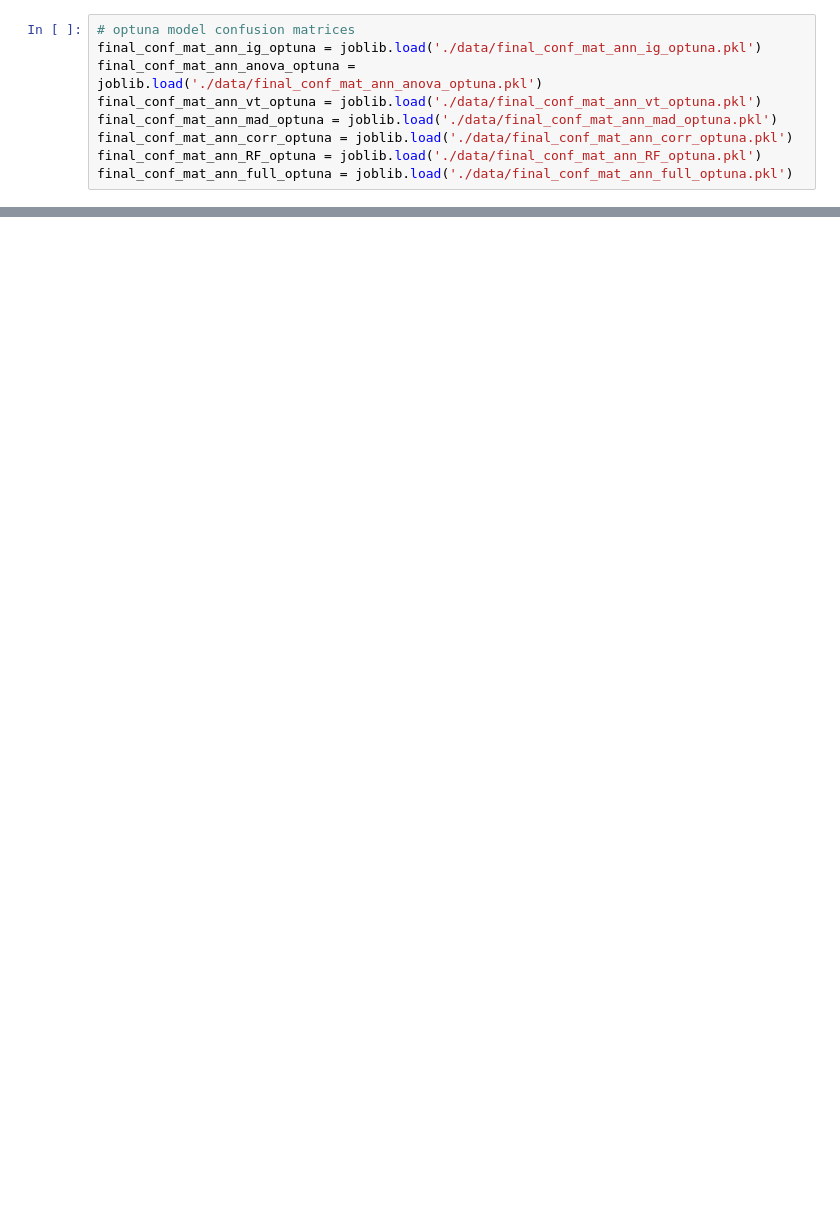
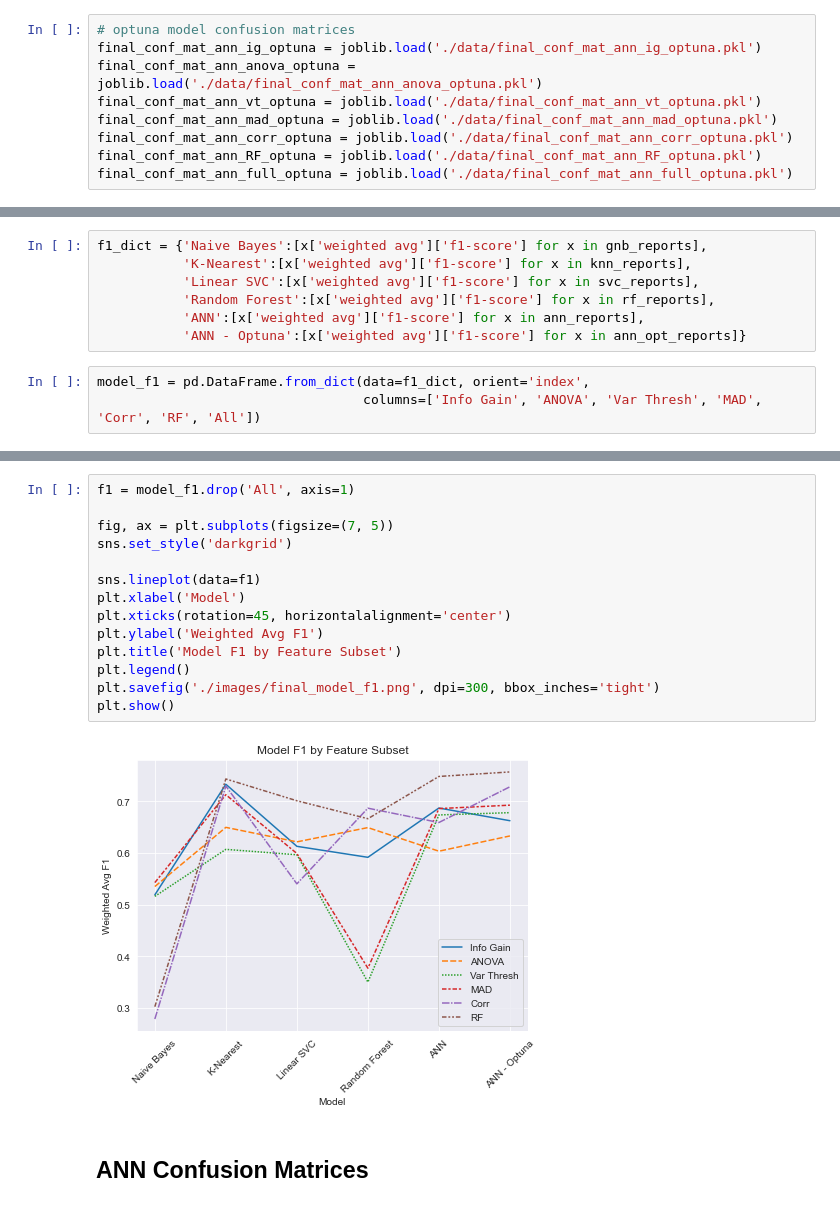
Before and after one commit to pvan1/DATA-606-Capstone, a Jupyter notebook: capstone_phase2_ann_plot_results.ipynb, the cells around one changed output, grey strips where cells are left out. Drawn from its saved outputs; the diff is of its cells as text; blank space fills up the shorter version.

```diff
--- a/capstone_phase2_ann_plot_results.ipynb
+++ b/capstone_phase2_ann_plot_results.ipynb
@@ -226,0 +378,10 @@ final_conf_mat_ann_full_optuna = joblib.load('./data/final_conf_mat_ann_full_opt
+# %%
+f1_dict = {'Naive Bayes':[x['weighted avg']['f1-score'] for x in gnb_reports],
+           'K-Nearest':[x['weighted avg']['f1-score'] for x in knn_reports],
+           'Linear SVC':[x['weighted avg']['f1-score'] for x in svc_reports],
+           'Random Forest':[x['weighted avg']['f1-score'] for x in rf_reports],
+           'ANN':[x['weighted avg']['f1-score'] for x in ann_reports],
+           'ANN - Optuna':[x['weighted avg']['f1-score'] for x in ann_opt_reports]}
+# %%
+model_f1 = pd.DataFrame.from_dict(data=f1_dict, orient='index',
+                                  columns=['Info Gain', 'ANOVA', 'Var Thresh', 'MAD', 'Corr', 'RF', 'All'])
@@ -226,0 +398,18 @@ final_conf_mat_ann_full_optuna = joblib.load('./data/final_conf_mat_ann_full_opt
+# %%
+f1 = model_f1.drop('All', axis=1)
+
+fig, ax = plt.subplots(figsize=(7, 5))
+sns.set_style('darkgrid')
+
+sns.lineplot(data=f1)
+plt.xlabel('Model')
+plt.xticks(rotation=45, horizontalalignment='center')
+plt.ylabel('Weighted Avg F1')
+plt.title('Model F1 by Feature Subset')
+plt.legend()
+plt.savefig('./images/final_model_f1.png', dpi=300, bbox_inches='tight')
+plt.show()
+# %% [output]
+[figure, added]
+# %% [markdown]
+## ANN Confusion Matrices
```
Also changed, not shown: parts of 37 cells of this notebook.
